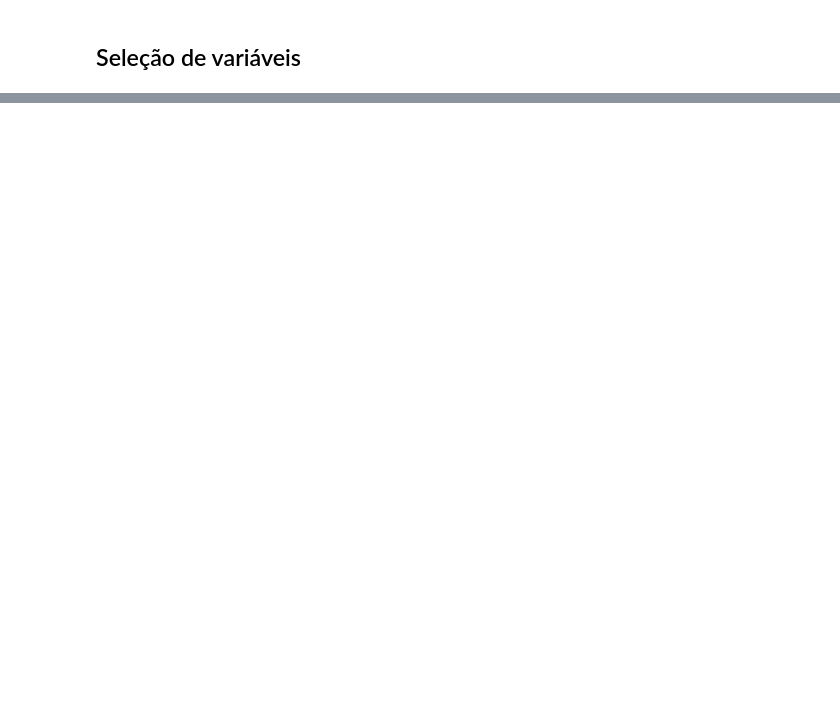
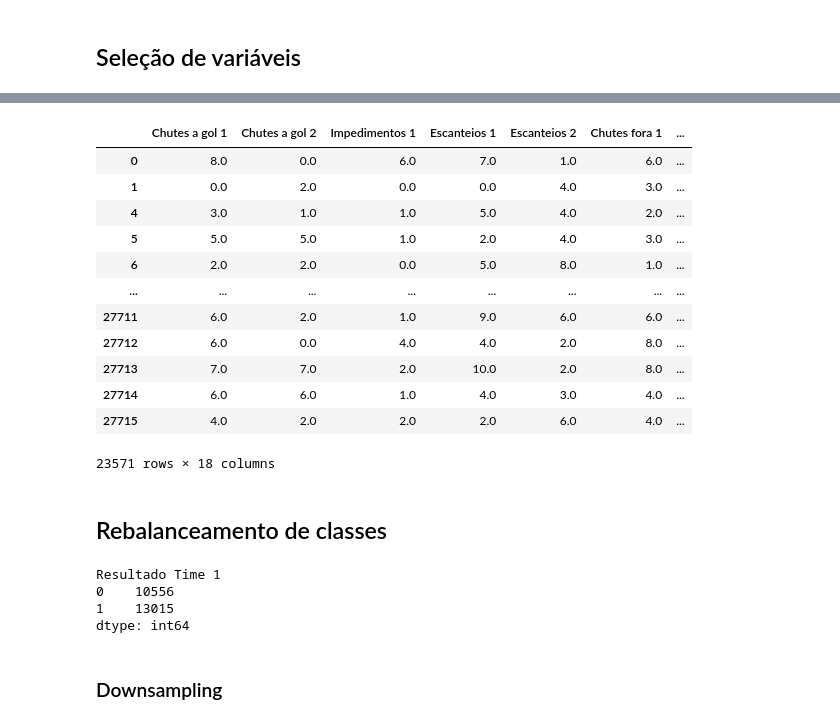
Before and after one commit to UFRJ-Analytica/PS-2025.1, a Jupyter notebook: draft.ipynb, the cells around one changed output, grey strips where cells are left out. Drawn from its saved outputs; the diff is of its cells as text; code cells hidden in the pictures; blank space fills up the shorter version.

```diff
--- a/draft.ipynb
+++ b/draft.ipynb
@@ -36,10 +234,11 @@ ace_df['Resultado Time 1'] = ace_df.apply(lambda row: '0' if row['Gols 1'] > row
 # %% [markdown]
 ## Codificação de variáveis não-numéricas
+# %%
+select_df = ace_df_cleaned
 # %%
-from sklearn.preprocessing import LabelEncoder
 
 # Crie uma cópia do dataframe ace_df
-ace_df_encoded = selected_df.copy()
+ace_df_encoded = select_df.copy()
 
 # Instancie o LabelEncoder
 label_encoder = LabelEncoder()
@@ -158,0 +357,4 @@ dtype: int64
+# %%
+null_columns = ace_df_encoded.columns[ace_df_encoded.isnull().any()].tolist()
+
+null_columns
@@ -158,0 +394,39 @@ dtype: int64
+# %%
+# selected_variables = ['Chutes a gol 1', 'Chutes a gol 2', 'Escanteios 1', 'Faltas 1', 'Faltas 2', 'Laterais 1', 'Posse 1(%)', 'Time 1', 'Time 2', 'Position 1'] + ['Gols 1', 'Gols 2', 'Resultado Time 1']
+selected_variables = ['Chutes a gol 1', 'Escanteios 1', 'CartÃµes amarelos 1',
+       'CartÃµes vermelhos 2', 'Cruzamentos 1', 'Laterais 1',
+       'Contra-ataques 2', 'SubstituiÃ§Ãµes 1', 'SubstituiÃ§Ãµes 2',
+       'Defesas difÃ­ceis 2'] + ['Gols 1', 'Gols 2', 'Resultado Time 1']
+
+selected_variables2 = ['Chutes a gol 1', 'Chutes a gol 2', 'Escanteios 1', 'Escanteios 2',
+       'Chutes fora 1', 'Chutes fora 2', 'CartÃµes amarelos 1', 'Laterais 1',
+       'Time 1', 'Time 2']
+selected_variables3 = ['Chutes a gol 1', 'Chutes a gol 2', 'Escanteios 1', 'Escanteios 2',
+       'Time 1']
+selected_variables4 = ['Chutes a gol 1', 'Chutes a gol 2', 'Impedimentos 1', 'Escanteios 1',
+       'Escanteios 2', 'Chutes fora 1', 'Chutes fora 2', 'CartÃµes amarelos 1',
+       'CartÃµes amarelos 2', 'Laterais 1', 'Laterais 2', 'Time 1', 'Time 2',
+       'Position 1', 'Position 2']
+ace_df_encoded_cut = ace_df_encoded.drop(null_columns,axis = 1) #[selected_variables]
+
+
+ace_df_encoded_cut = ace_df_encoded_cut[selected_variables4  + ['Gols 1', 'Gols 2', 'Resultado Time 1']]
+# ace_df_encoded_cut = ace_df_encoded
+# %%
+ace_df_encoded_cut
+# %% [output]
+|  | Chutes a gol 1 | Chutes a gol 2 | Impedimentos 1 | Escanteios 1 | Escanteios 2 | Chutes fora 1 | ... |
+| 0 | 8.0 | 0.0 | 6.0 | 7.0 | 1.0 | 6.0 | ... |
+| 1 | 0.0 | 2.0 | 0.0 | 0.0 | 4.0 | 3.0 | ... |
+| 4 | 3.0 | 1.0 | 1.0 | 5.0 | 4.0 | 2.0 | ... |
+| 5 | 5.0 | 5.0 | 1.0 | 2.0 | 4.0 | 3.0 | ... |
+| 6 | 2.0 | 2.0 | 0.0 | 5.0 | 8.0 | 1.0 | ... |
+| ... | ... | ... | ... | ... | ... | ... | ... |
+| 27711 | 6.0 | 2.0 | 1.0 | 9.0 | 6.0 | 6.0 | ... |
+| 27712 | 6.0 | 0.0 | 4.0 | 4.0 | 2.0 | 8.0 | ... |
+| 27713 | 7.0 | 7.0 | 2.0 | 10.0 | 2.0 | 8.0 | ... |
+| 27714 | 6.0 | 6.0 | 1.0 | 4.0 | 3.0 | 4.0 | ... |
+| 27715 | 4.0 | 2.0 | 2.0 | 2.0 | 6.0 | 4.0 | ... |
+23571 rows × 18 columns
+# %% [markdown]
+## Rebalanceamento de classes
@@ -158,0 +435,9 @@ dtype: int64
+# %%
+ace_df_encoded_cut.groupby('Resultado Time 1').size()
+# %% [output]
+Resultado Time 1
+0    10556
+1    13015
+dtype: int64
+# %% [markdown]
+### Downsampling
```
Also changed, not shown: parts of 63 cells of this notebook.
